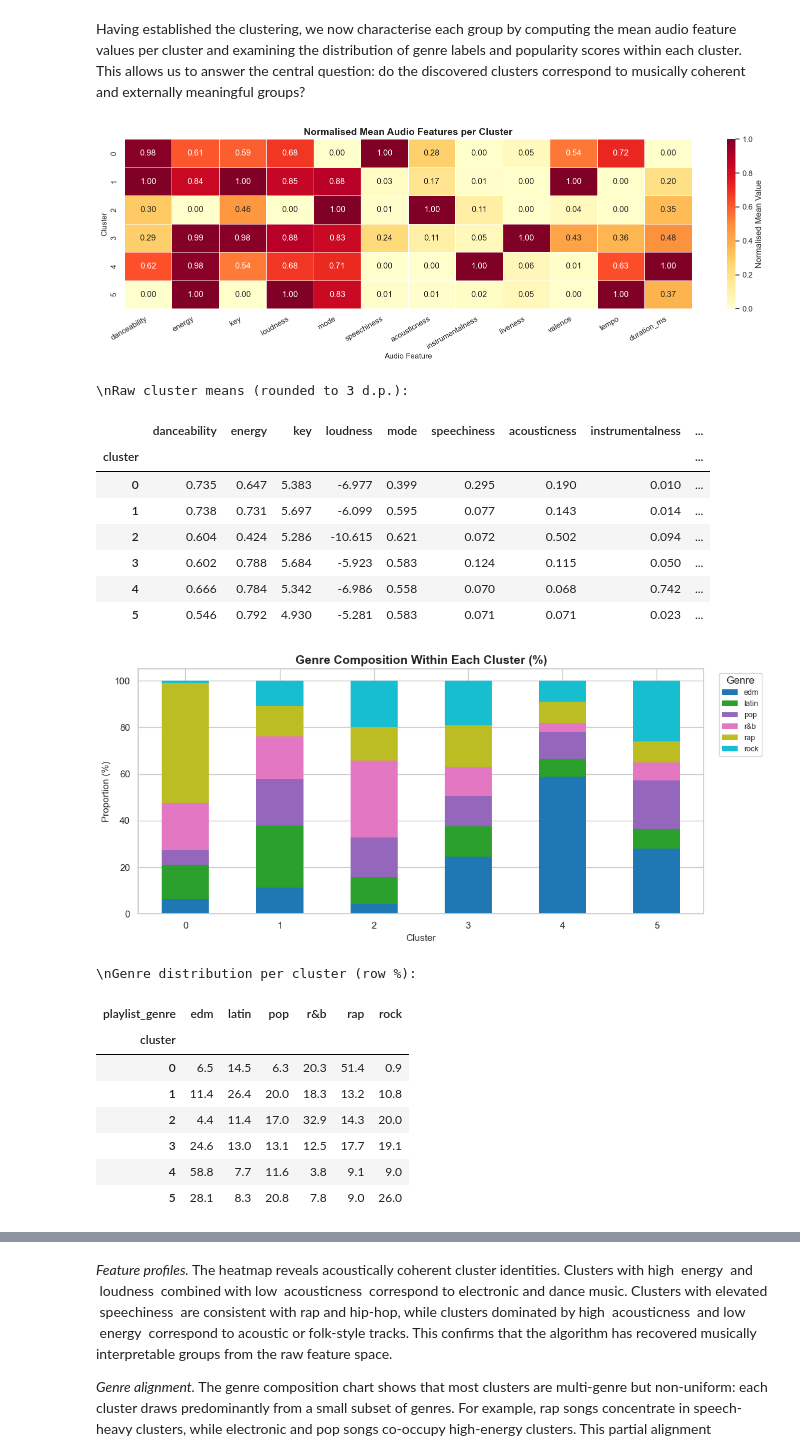
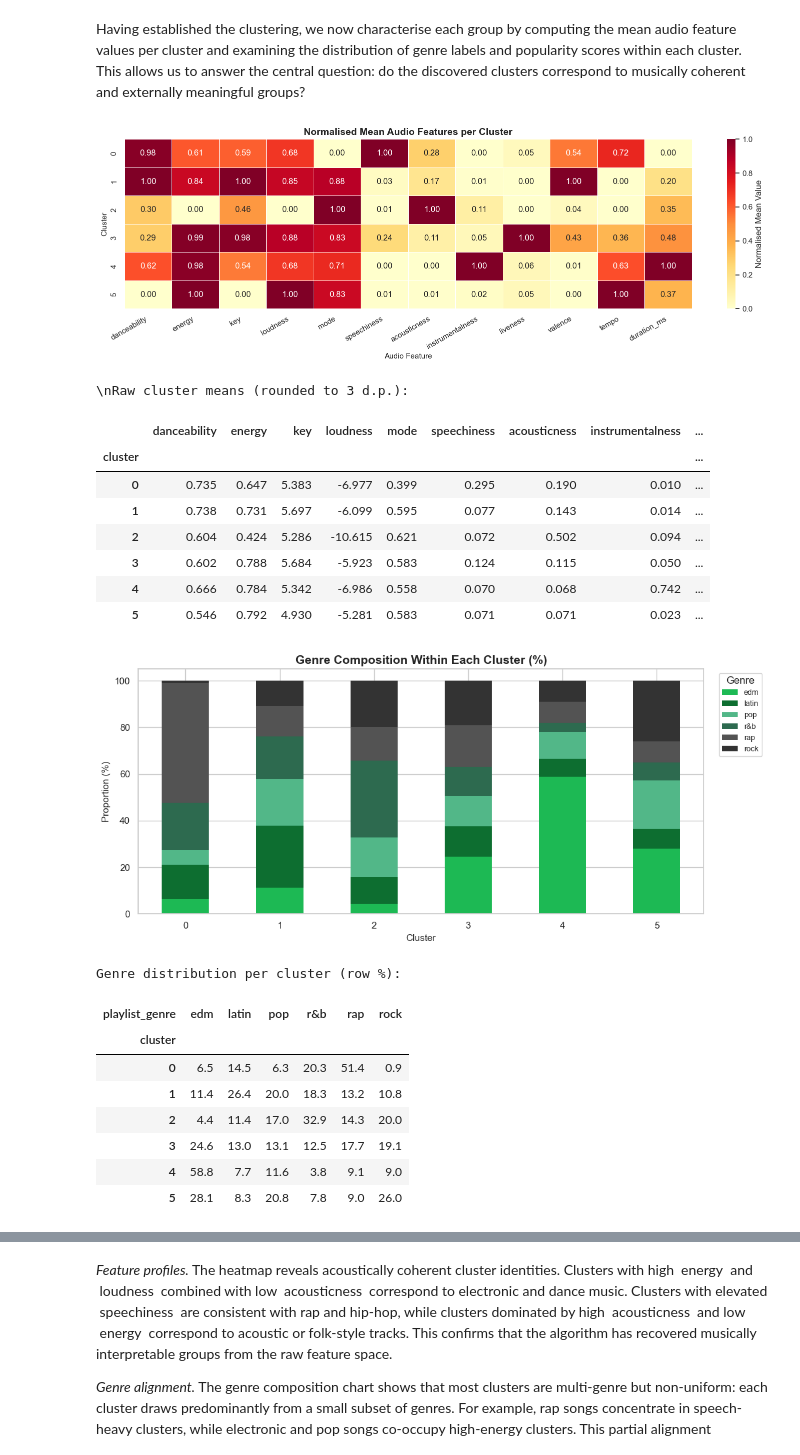
Before and after one commit to zoemekin/AI-ML, a Jupyter notebook: FINAL_VER.ipynb, the cells around one changed output, grey strips where cells are left out. Cells and saved outputs as stored; diff of their text form; code cells hidden in the pictures.

```diff
--- a/FINAL_VER.ipynb
+++ b/FINAL_VER.ipynb
@@ -1719,6 +1725,8 @@ print("\\nRaw cluster means (rounded to 3 d.p.):")
 display(cluster_means.round(3))
 
 # ── Genre distribution per cluster ───────────────────────────────────────────
+spotify_palette = ["#1DB954", "#158a3e", "#1ed760", "#535353", "#a8a8a8", "#121212"]
+
 genre_crosstab = pd.crosstab(
     df_cluster["cluster"],
     df_cluster["playlist_genre"],
@@ -1726,7 +1734,8 @@ genre_crosstab = pd.crosstab(
 ) * 100
 
 fig, ax = plt.subplots(figsize=(11, 5))
-genre_crosstab.plot(kind="bar", stacked=True, ax=ax, colormap="tab10",
+genre_crosstab.plot(kind="bar", stacked=True, ax=ax,
+                    color=spotify_palette[:len(genre_crosstab.columns)],
                     edgecolor="none")
 ax.set_title("Genre Composition Within Each Cluster (%)",
              fontsize=14, fontweight="bold")
@@ -1737,39 +1746,39 @@ plt.xticks(rotation=0)
 plt.tight_layout()
 plt.show()
 
-print("\\nGenre distribution per cluster (row %):")
+print("\nGenre distribution per cluster (row %):")
 display(genre_crosstab.round(1))
 
 # ── Track popularity per cluster ─────────────────────────────────────────────
 fig, ax = plt.subplots(figsize=(10, 5))
 df_cluster.boxplot(column="track_popularity", by="cluster",
                    ax=ax, notch=False, patch_artist=True,
                    boxprops=dict(facecolor="steelblue", alpha=0.5),
                    medianprops=dict(color="tomato", linewidth=2))
 ax.set_title("Track Popularity Distribution by Cluster", fontsize=14, fontweight="bold")
 ax.set_xlabel("Cluster", fontsize=11)
 ax.set_ylabel("Track Popularity (0–100)", fontsize=11)
 plt.suptitle("")
 plt.tight_layout()
 plt.show()
 
 print("\\nMean track popularity per cluster:")
 print(df_cluster.groupby("cluster")["track_popularity"].mean().round(2))
 print("\\nMedian track popularity per cluster:")
 print(df_cluster.groupby("cluster")["track_popularity"].median().round(2))
 # %% [output]
 [figure]
 \nRaw cluster means (rounded to 3 d.p.):
 |  | danceability | energy | key | loudness | mode | speechiness | acousticness | instrumentalness | ... |
 | cluster |  |  |  |  |  |  |  |  | ... |
 | 0 | 0.735 | 0.647 | 5.383 | -6.977 | 0.399 | 0.295 | 0.190 | 0.010 | ... |
 | 1 | 0.738 | 0.731 | 5.697 | -6.099 | 0.595 | 0.077 | 0.143 | 0.014 | ... |
 | 2 | 0.604 | 0.424 | 5.286 | -10.615 | 0.621 | 0.072 | 0.502 | 0.094 | ... |
 | 3 | 0.602 | 0.788 | 5.684 | -5.923 | 0.583 | 0.124 | 0.115 | 0.050 | ... |
 | 4 | 0.666 | 0.784 | 5.342 | -6.986 | 0.558 | 0.070 | 0.068 | 0.742 | ... |
 | 5 | 0.546 | 0.792 | 4.930 | -5.281 | 0.583 | 0.071 | 0.071 | 0.023 | ... |
-[figure, old version]
+[figure, new version]
-\nGenre distribution per cluster (row %):
+Genre distribution per cluster (row %):
 | playlist_genre | edm | latin | pop | r&b | rap | rock |
 | cluster |  |  |  |  |  |  |
 | 0 | 6.5 | 14.5 | 6.3 | 20.3 | 51.4 | 0.9 |
```
Also changed, not shown: parts of 2 cells of this notebook.
